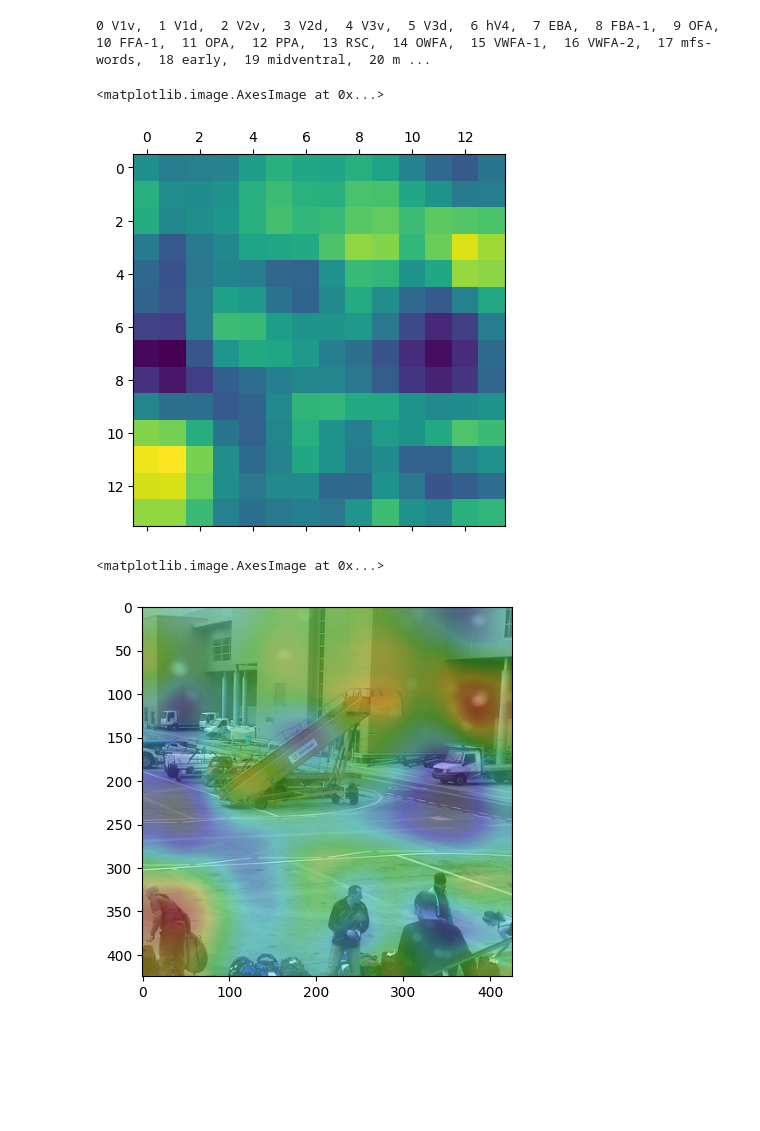
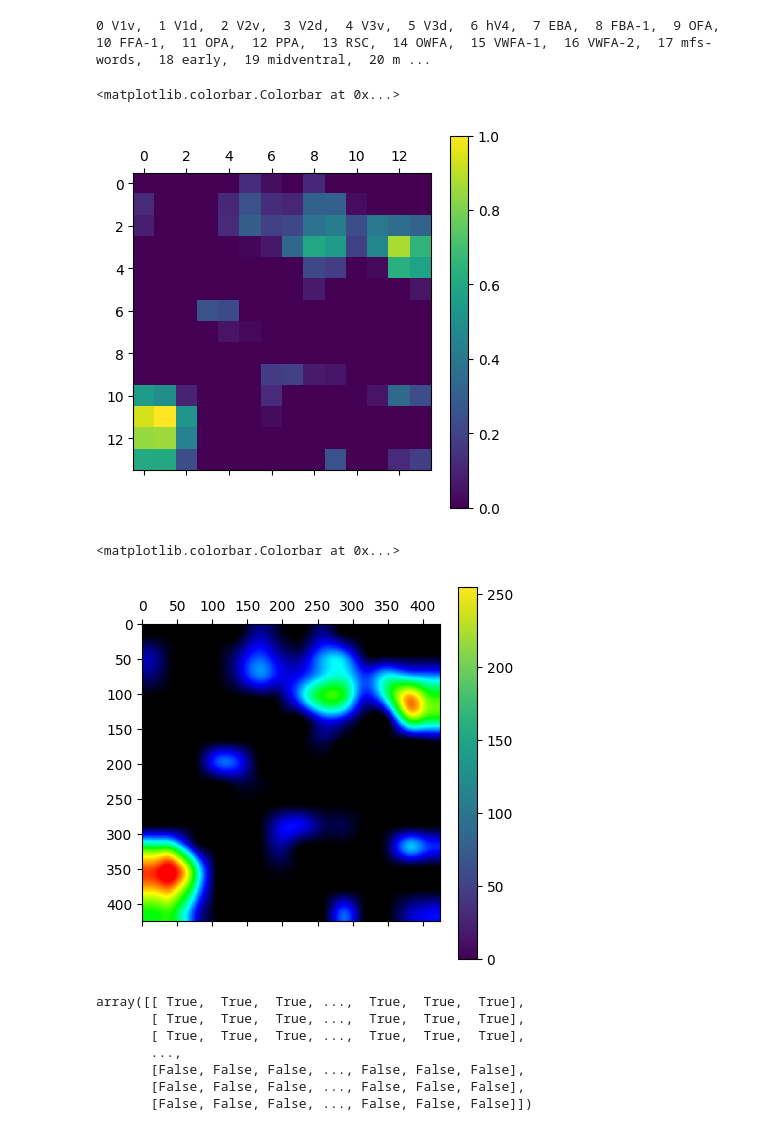
Before and after one commit to physicalfrog4/Brain-Scans-MPQ, a Jupyter notebook: gradCam/vggYoloGradCam.ipynb, the cells around one changed output. Saved outputs shown, nothing was run; the diff lists cells and outputs as text; code cells hidden in the pictures; blank space fills up the shorter version.

Commit message:
Messed around with color bar

```diff
--- a/gradCam/vggYoloGradCam.ipynb
+++ b/gradCam/vggYoloGradCam.ipynb
@@ -218,23 +220,26 @@ heatmap /= torch.max(heatmap)
 
 # draw the heatmap
 plt.matshow(heatmap.squeeze())
+plt.colorbar()
 # %% [output]
-<matplotlib.image.AxesImage at 0x...>
+<matplotlib.colorbar.Colorbar at 0x...>
-[figure, old version]
+[figure, new version]
 # %%
 image = cv2.imread(testData[1])
-actual = cv2.resize(heatmap.numpy(), (image.shape[1], image.shape[0]), interpolation=cv2.INTER_CUBIC)
+resizedHeatMap = cv2.resize(heatmap.numpy(), (image.shape[1], image.shape[0]), interpolation=cv2.INTER_CUBIC)
 
 cmap = LinearSegmentedColormap.from_list("Jet", [(0,0,0), (0, 0, 1), (0, 1, 1), (0, 1, 0), (1, 1, 0), (1, 0, 0)])
 
-normalized_data = (actual - actual.min()) / (actual.max() - actual.min())
+normalized_data = (resizedHeatMap - resizedHeatMap.min()) / (resizedHeatMap.max() - resizedHeatMap.min())
 
 # Apply colormap and convert to integer array
-heatmapNew = (cmap(normalized_data) * 255).astype(np.uint8)
+heatmapNew = (cmap(resizedHeatMap) * 255).astype(np.uint8)
+plt.matshow(heatmapNew)
+plt.colorbar()
 
 # Apply the heatmap to the original image
-superimposed_img = cv2.addWeighted(image, 0.7, heatmapNew[:,:,:3], 0.3, 0)
-plt.imshow(superimposed_img)
+# superimposed_img = cv2.addWeighted(image, 0.7, heatmapNew[:,:,:3], 0.3, 0)
+# plt.imshow(superimposed_img)
 # %% [output]
-<matplotlib.image.AxesImage at 0x...>
+<matplotlib.colorbar.Colorbar at 0x...>
-[figure, old version]
+[figure, new version]
@@ -240,0 +250,10 @@ plt.imshow(superimposed_img)
+# %%
+idxs
+# %% [output]
+array([[ True,  True,  True, ...,  True,  True,  True],
+       [ True,  True,  True, ...,  True,  True,  True],
+       [ True,  True,  True, ...,  True,  True,  True],
+       ...,
+       [False, False, False, ..., False, False, False],
+       [False, False, False, ..., False, False, False],
+       [False, False, False, ..., False, False, False]])
```
Also changed, not shown: parts of 7 cells of this notebook.
